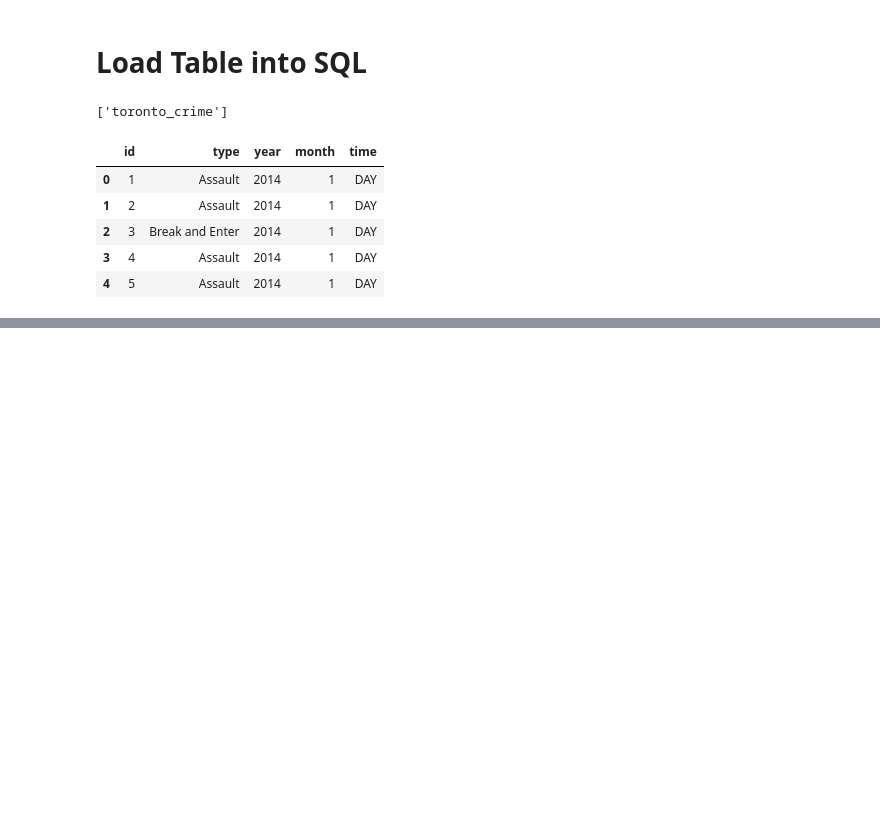
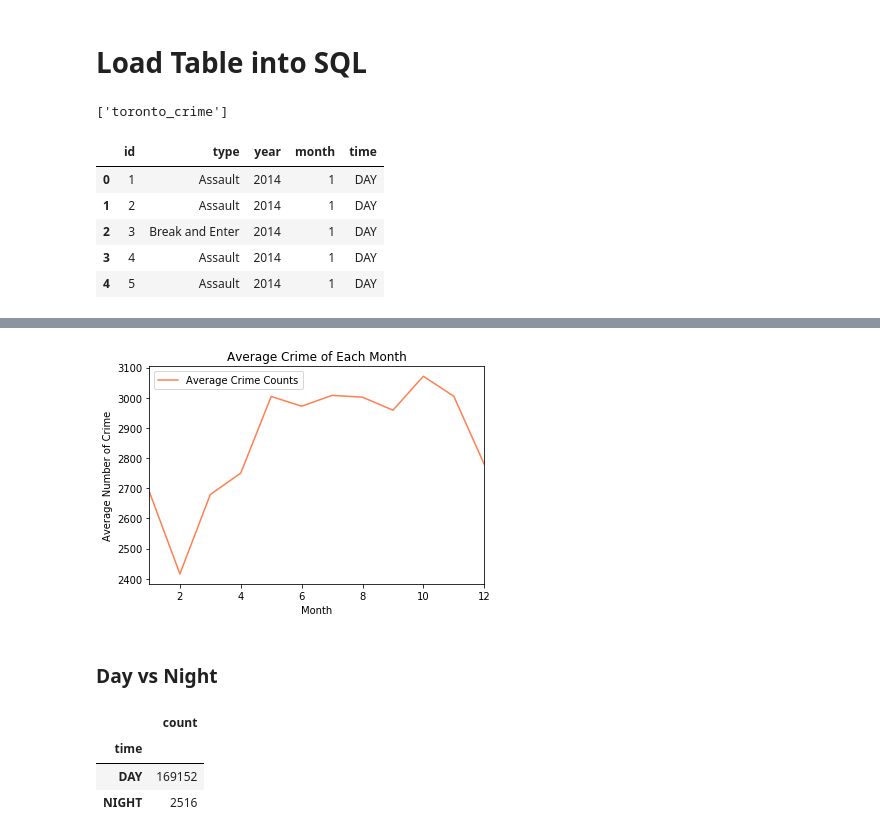
Before and after one commit to zarawang85/ETL_project, a Jupyter notebook: Toronto.ipynb, the cells around one changed output, grey strips where cells are left out. Saved outputs shown, nothing was run; the diff lists cells and outputs as text; code cells hidden in the pictures; blank space fills up the shorter version.

```diff
--- a/Toronto.ipynb
+++ b/Toronto.ipynb
@@ -354,0 +453,8 @@ pd.read_sql_query('select * from toronto_crime', con=engine).head()
+# %%
+month_df = df_combined[["type","month", "year"]].groupby(["month","year"]).count()
+month_df = month_df['type'].groupby(['month']).mean()
+
+month_df = pd.DataFrame(month_df)
+month_df = month_df.rename(columns={"type":"Average Crime Counts"})
+
+month_df
@@ -354,0 +476,23 @@ pd.read_sql_query('select * from toronto_crime', con=engine).head()
+# %%
+month_df.plot(color = "coral")
+
+plt.xlabel("Month")
+plt.ylabel("Average Number of Crime")
+plt.title("Average Crime of Each Month")
+
+plt.legend(["Average Crime Counts"], loc="best")
+plt.savefig("Images/toronto_crime_avg_month.jpg",bbox_inches = "tight")
+plt.show()
+# %% [output]
+[figure, added]
+# %% [markdown]
+### Day vs Night
+# %%
+day_night_df = df_combined[['type','time']].groupby(['time']).count()
+day_night_df = day_night_df.rename(columns={"type":"count"})
+day_night_df
+# %% [output]
+|  | count |
+| time |  |
+| DAY | 169152 |
+| NIGHT | 2516 |
```
Also changed, not shown: parts of 16 cells of this notebook.
